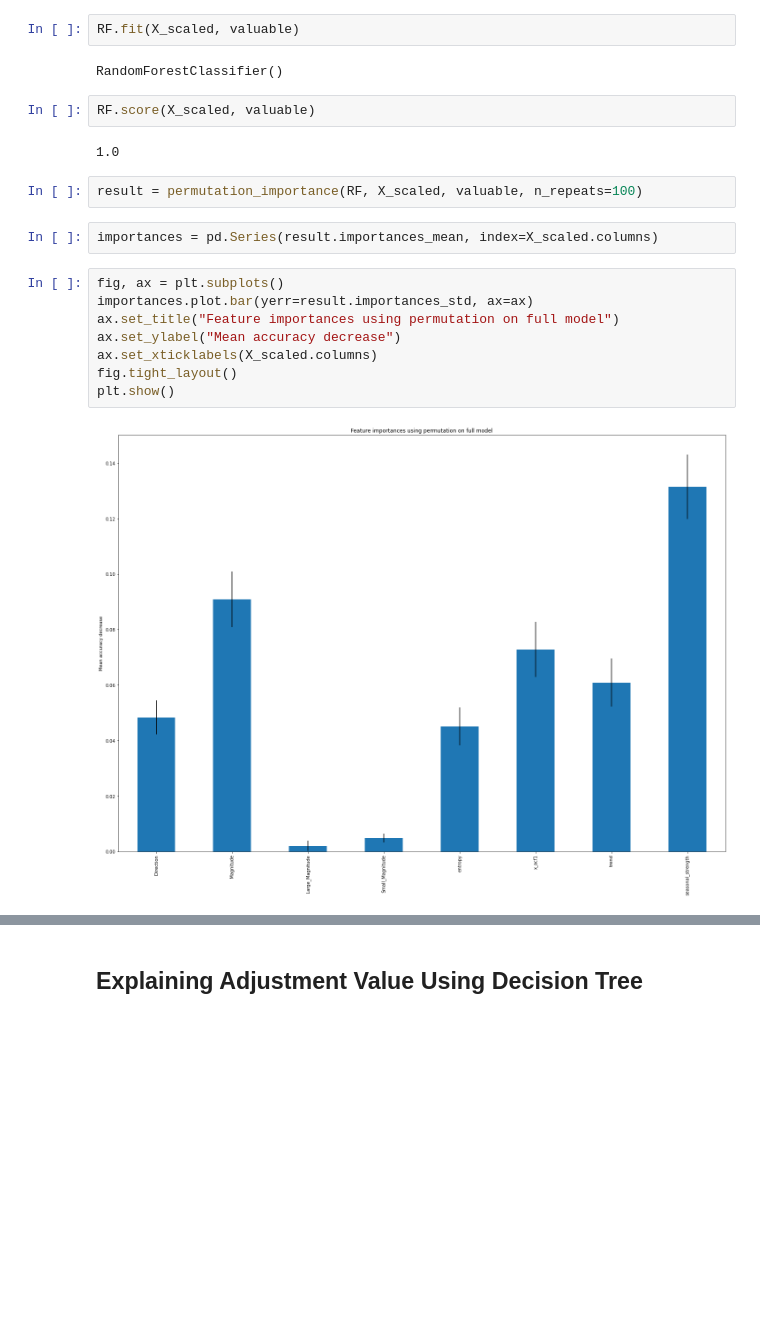
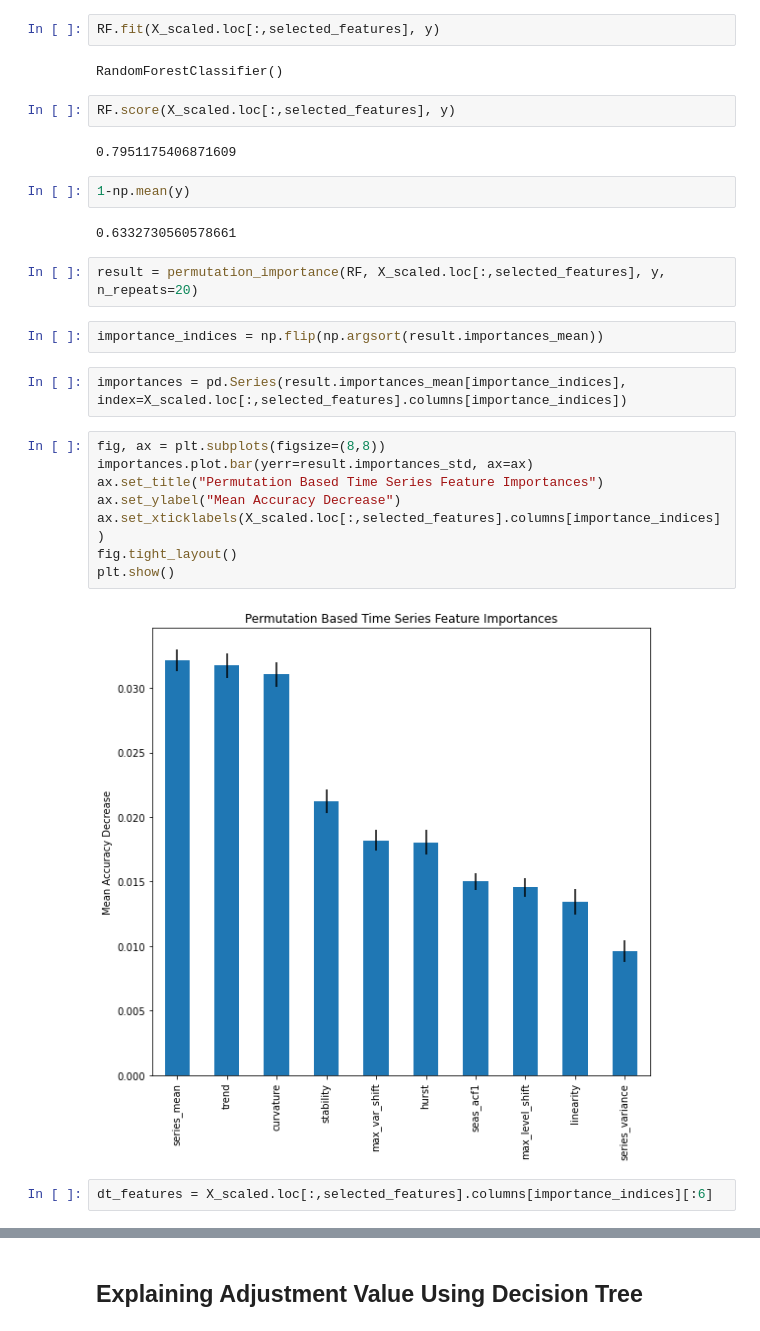
Before and after one commit to cdbale/Privacy-and-Forecasting-Empirical, a Jupyter notebook: Code/Analysis/Adjustment_Analysis.ipynb, the cells around one changed output, grey strips where cells are left out. Cells and saved outputs as stored; diff of their text form; blank space fills up the shorter version.

```diff
--- a/Code/Analysis/Adjustment_Analysis.ipynb
+++ b/Code/Analysis/Adjustment_Analysis.ipynb
@@ -170,24 +407,32 @@ X_scaled
 # %%
 RF = RandomForestClassifier()
 # %%
-RF.fit(X_scaled, valuable)
+RF.fit(X_scaled.loc[:,selected_features], y)
 # %% [output]
 RandomForestClassifier()
 # %%
-RF.score(X_scaled, valuable)
+RF.score(X_scaled.loc[:,selected_features], y)
 # %% [output]
-1.0
+0.7951175406871609
+# %%
+1-np.mean(y)
+# %% [output]
+0.6332730560578661
 # %%
-result = permutation_importance(RF, X_scaled, valuable, n_repeats=100)
+result = permutation_importance(RF, X_scaled.loc[:,selected_features], y, n_repeats=20)
+# %%
+importance_indices = np.flip(np.argsort(result.importances_mean))
 # %%
-importances = pd.Series(result.importances_mean, index=X_scaled.columns)
+importances = pd.Series(result.importances_mean[importance_indices], index=X_scaled.loc[:,selected_features].columns[importance_indices])
 # %%
-fig, ax = plt.subplots()
+fig, ax = plt.subplots(figsize=(8,8))
 importances.plot.bar(yerr=result.importances_std, ax=ax)
-ax.set_title("Feature importances using permutation on full model")
-ax.set_ylabel("Mean accuracy decrease")
-ax.set_xticklabels(X_scaled.columns)
+ax.set_title("Permutation Based Time Series Feature Importances")
+ax.set_ylabel("Mean Accuracy Decrease")
+ax.set_xticklabels(X_scaled.loc[:,selected_features].columns[importance_indices])
 fig.tight_layout()
 plt.show()
 # %% [output]
-[figure, old version]
+[figure, new version]
+# %%
+dt_features = X_scaled.loc[:,selected_features].columns[importance_indices][:6]
```
Also changed, not shown: parts of 174 cells of this notebook, 18 other files.
